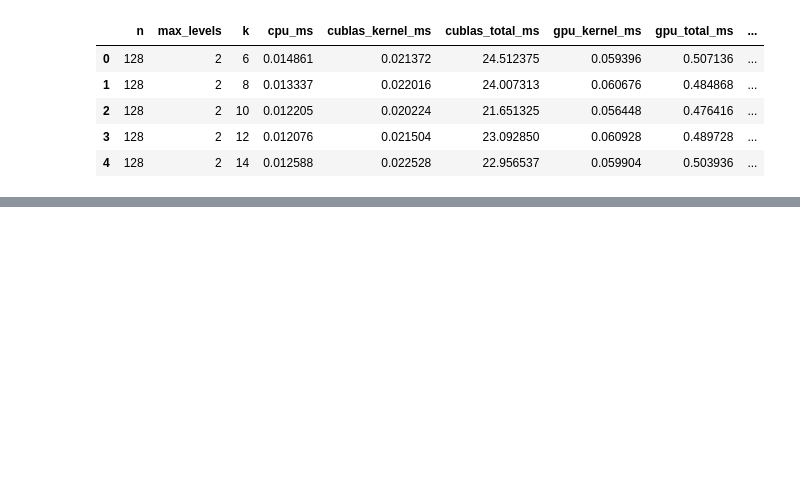
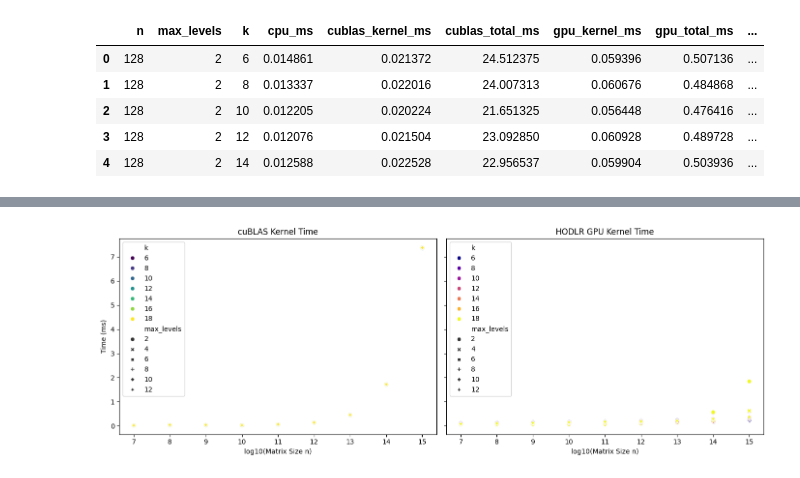
Before and after one commit to jonathanwangyc/cs598hpc-final-project, a Jupyter notebook: postprocess.ipynb, the cells around one changed output, grey strips where cells are left out. Cells and saved outputs as stored; diff of their text form; code cells hidden in the pictures; blank space fills up the shorter version.

```diff
--- a/postprocess.ipynb
+++ b/postprocess.ipynb
@@ -14,3 +24,6 @@ df.head()
 | 2 | 128 | 2 | 10 | 0.012205 | 0.020224 | 21.651325 | 0.056448 | 0.476416 | ... |
 | 3 | 128 | 2 | 12 | 0.012076 | 0.021504 | 23.092850 | 0.060928 | 0.489728 | ... |
 | 4 | 128 | 2 | 14 | 0.012588 | 0.022528 | 22.956537 | 0.059904 | 0.503936 | ... |
+# %%
+df_warmup = df[df['warmup'] == 'warmup']
+df_warmup.head()
@@ -16,0 +37,28 @@ df.head()
+# %%
+fig, axs = plt.subplots(1, 2, figsize=(14, 5), sharey=True)
+
+# cuBLAS kernel time
+sns.scatterplot(
+    data=df_warmup, x="log_n", y="cublas_kernel_ms",
+    hue="k", style="max_levels",
+    palette="viridis", sizes=(20,200),
+    ax=axs[0]
+)
+axs[0].set_title("cuBLAS Kernel Time")
+axs[0].set_xlabel("log10(Matrix Size n)")
+axs[0].set_ylabel("Time (ms)")
+
+# HODLR GPU kernel time
+sns.scatterplot(
+    data=df_warmup, x="log_n", y="gpu_kernel_ms",
+    hue="k", style="max_levels",
+    palette="plasma", sizes=(20,200),
+    ax=axs[1]
+)
+axs[1].set_title("HODLR GPU Kernel Time")
+axs[1].set_xlabel("log10(Matrix Size n)")
+
+plt.tight_layout()
+plt.show()
+# %% [output]
+[figure, added]
```
Also changed, not shown: parts of 19 cells of this notebook.
